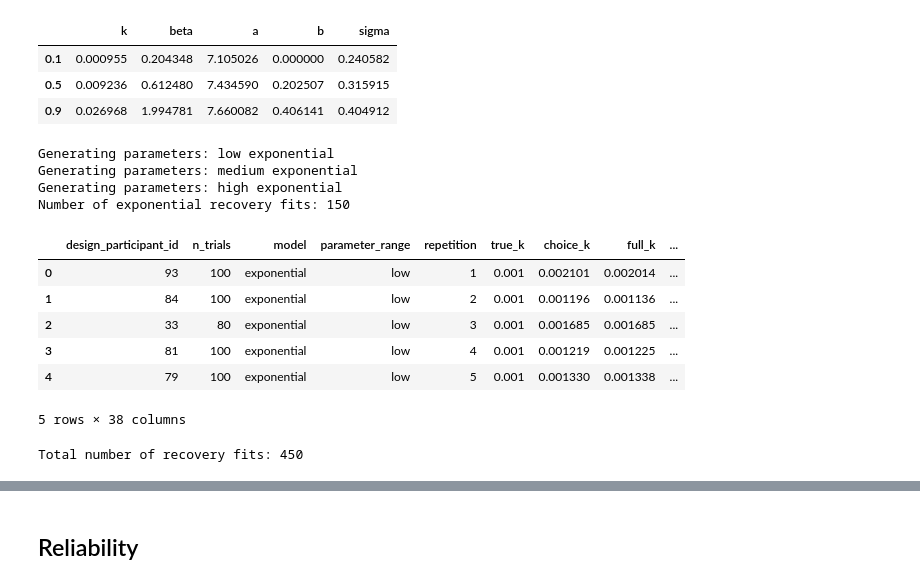
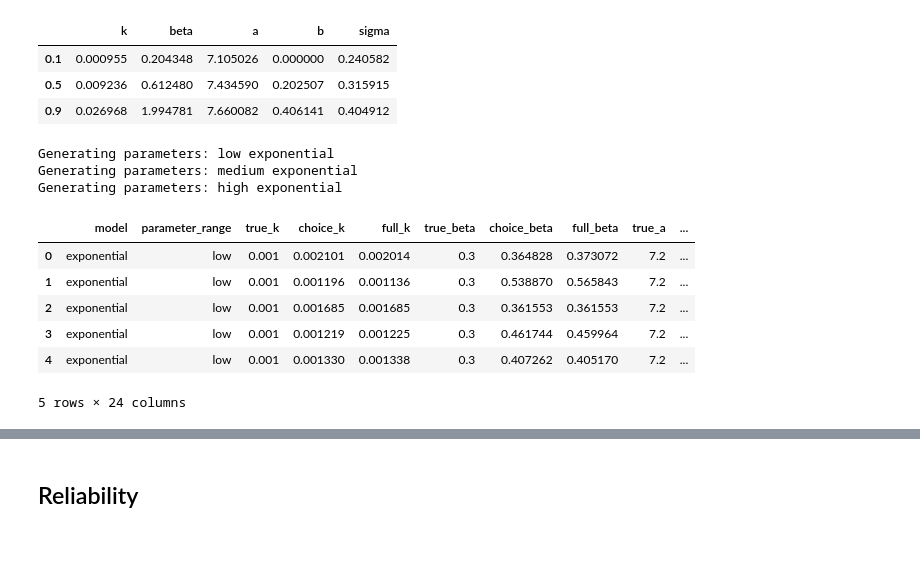
Before and after one commit to TonyDql/cog_dt_sci_final_proj, a Jupyter notebook: dt_process.ipynb, the cells around one changed output, grey strips where cells are left out. Drawn from its saved outputs; the diff is of its cells as text; code cells hidden in the pictures; blank space fills up the shorter version.

```diff
--- a/dt_process.ipynb
+++ b/dt_process.ipynb
@@ -618,10 +595,10 @@ LAMBDA_VALUES = [
     0.1
 ]
 # %%
-full_initial_params = {
-    "absolute": [0.01, 0.1, 7.6, 0.01, 0.4],
-    "squared": [0.01, 0.1, 7.6, 0.0003, 0.4],
-    "exponential": [0.01, 0.1, 7.3, 0.3, 0.4]
+rt_start_values = {
+    "absolute": [7.6, 0.01, 0.4],
+    "squared": [7.6, 0.0003, 0.4],
+    "exponential": [7.3, 0.3, 0.4]
 }
 # %%
 full_bounds = [
@@ -634,7 +611,7 @@ full_bounds = [
 # %%
 # Starting values for the choice-only model
 
-choice_starting_values = [
+choice_start_values = [
     [0.001, 0.1],
     [0.01, 1.0],
     [0.1, 5.0]
@@ -941,7 +838,7 @@ recovery of the RT parameters `a`, `b`, and `sigma`. This assesses
 practical parameter recovery under the current finite data set. It is
 not a proof of structural identifiability.
 # %%
-def simulate_choice_rt_data(data, k, beta, a, b, sigma, rt_model):
+def simulate_data(data, k, beta, a, b, sigma, rt_model):
     syn_data = data.copy()
     v_imm, v_del, v_delta = hyperbolic_value(
         syn_data["immOutcome"],
@@ -963,8 +860,6 @@ def simulate_choice_rt_data(data, k, beta, a, b, sigma, rt_model):
     syn_rt = np.exp(syn_log_rt)
 
     syn_data["action(cleaned)"] = syn_choice
-    syn_data["action (1=immediate, 2=delayed, 0=missing)"] = np.where(syn_choice == 1, 1, 2)
-
     syn_data["RT"] = syn_rt
 
     return syn_data
@@ -1328,7 +1060,7 @@ exponential_fitted_parameters.quantile(
 | 0.5 | 0.009236 | 0.612480 | 7.434590 | 0.202507 | 0.315915 |
 | 0.9 | 0.026968 | 1.994781 | 7.660082 | 0.406141 | 0.404912 |
 # %%
-exponential_generating_parameters = [
+exponential_parameters = [
     {
         "parameter_range": "low",
         "k": 0.001,
@@ -1357,46 +1089,20 @@ exponential_generating_parameters = [
 # %%
 np.random.seed(1)
 
-exponential_recovery_results = run_parameter_recovery(
-    rt_model="exponential",
-    generating_parameters=exponential_generating_parameters,
-    n_repetitions=n_repetitions, l2_lambda=best_lambda, data=cleaned_data
-)
-
-print(
-    "Number of exponential recovery fits:",
-    len(exponential_recovery_results)
-)
+exponential_recovery_results = run_recovery("exponential", exponential_parameters, cleaned_data)
 
 exponential_recovery_results.head()
 # %% [output]
 Generating parameters: low exponential
 Generating parameters: medium exponential
 Generating parameters: high exponential
-Number of exponential recovery fits: 150
-|  | design_participant_id | n_trials | model | parameter_range | repetition | true_k | choice_k | full_k | ... |
-| 0 | 93 | 100 | exponential | low | 1 | 0.001 | 0.002101 | 0.002014 | ... |
-| 1 | 84 | 100 | exponential | low | 2 | 0.001 | 0.001196 | 0.001136 | ... |
-| 2 | 33 | 80 | exponential | low | 3 | 0.001 | 0.001685 | 0.001685 | ... |
-| 3 | 81 | 100 | exponential | low | 4 | 0.001 | 0.001219 | 0.001225 | ... |
-| 4 | 79 | 100 | exponential | low | 5 | 0.001 | 0.001330 | 0.001338 | ... |
+|  | model | parameter_range | true_k | choice_k | full_k | true_beta | choice_beta | full_beta | true_a | ... |
+| 0 | exponential | low | 0.001 | 0.002101 | 0.002014 | 0.3 | 0.364828 | 0.373072 | 7.2 | ... |
+| 1 | exponential | low | 0.001 | 0.001196 | 0.001136 | 0.3 | 0.538870 | 0.565843 | 7.2 | ... |
+| 2 | exponential | low | 0.001 | 0.001685 | 0.001685 | 0.3 | 0.361553 | 0.361553 | 7.2 | ... |
+| 3 | exponential | low | 0.001 | 0.001219 | 0.001225 | 0.3 | 0.461744 | 0.459964 | 7.2 | ... |
+| 4 | exponential | low | 0.001 | 0.001330 | 0.001338 | 0.3 | 0.407262 | 0.405170 | 7.2 | ... |
-5 rows × 38 columns
+5 rows × 24 columns
 # %%
-# Combine all recovery results into a single DataFrame
-
-all_recovery_results = pd.concat(
-    [
-        squared_recovery_results,
-        absolute_recovery_results,
-        exponential_recovery_results
-    ],
-    ignore_index=True
-)
-
-print(
-    "Total number of recovery fits:",
-    len(all_recovery_results)
-)
+all_recovery_results = pd.concat([squared_recovery_results, absolute_recovery_results, exponential_recovery_results], ignore_index=True)
-# %% [output]
-Total number of recovery fits: 450
 # %%
```
Also changed, not shown: parts of 42 cells of this notebook.
